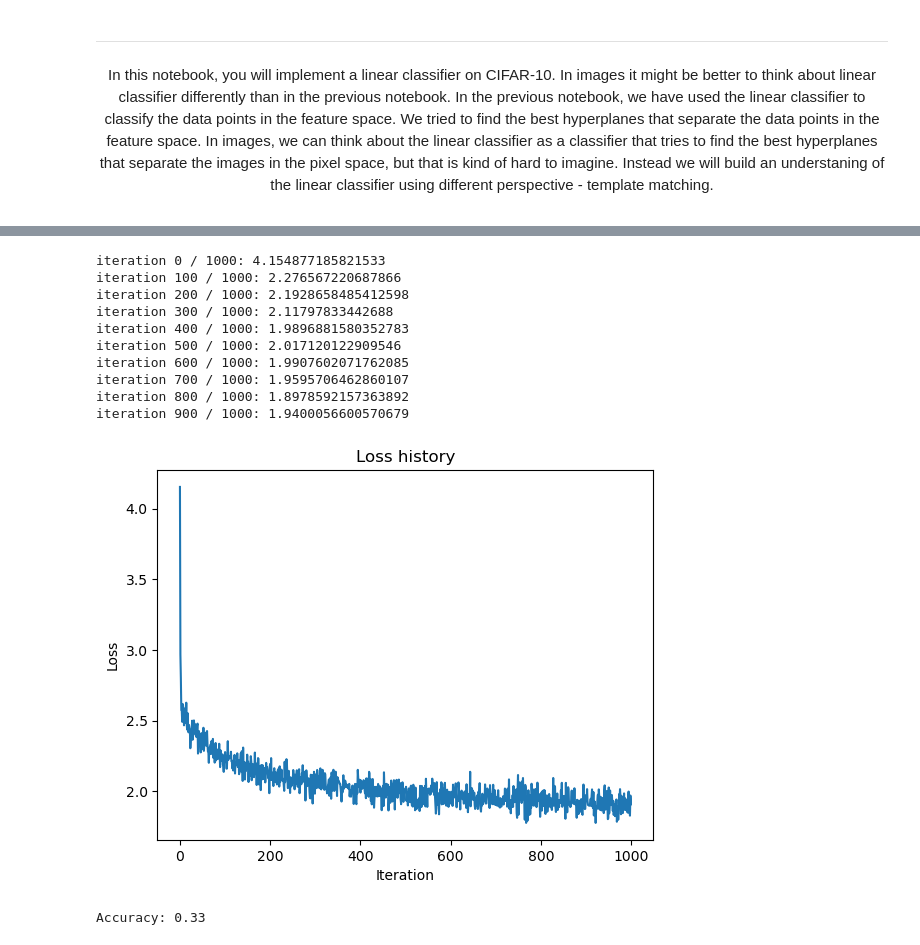
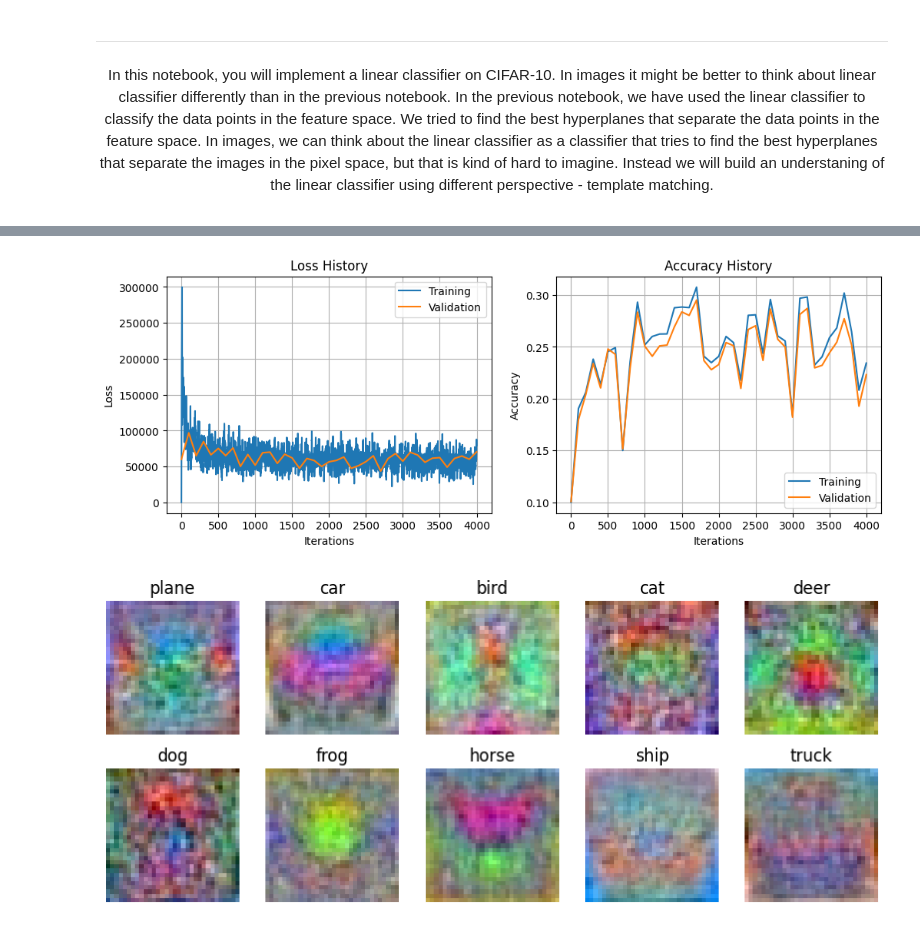
Before and after one commit to urob-ctu/classification, a Jupyter notebook: linear_part_2.ipynb, the cells around one changed output, grey strips where cells are left out. Drawn from its saved outputs; the diff is of its cells as text; code cells hidden in the pictures.

```diff
--- a/linear_part_2.ipynb
+++ b/linear_part_2.ipynb
@@ -75,40 +60,19 @@ Number of samples in testing set: 10000, which is 16.67% of the dataset
 # %%
-from sklearn.metrics import accuracy_score
+from utils import plot_training, plot_weights_as_templates
 from assignments_solution import LinearClassifier
 
 # Create a linear classifier instance
-linear_classifier = LinearClassifier(num_features=num_features,
+linear_classifier_1 = LinearClassifier(num_features=num_features,
                                      num_classes=num_classes,
-                                     weight_scale=0.01,
-                                     learning_rate=1e-7,
-                                     num_iters=1000,
-                                     batch_size=200,
-                                     verbose=True)
+                                     learning_rate=1e-2,
+                                     num_iters=4000,
+                                     batch_size=400)
+# Train the classifier
+loss_history, acc_history = linear_classifier_1.train(X_train, y_train, X_val, y_val)
 
-# Train the classifier
-loss_history = linear_classifier.train(X_train, y_train)
-
-
-# plot the loss history
-plt.plot(loss_history)
-plt.xlabel('Iteration')
-plt.ylabel('Loss')
-plt.title('Loss history')
-plt.show()
-
-# predict labels for the training set
-y_pred = linear_classifier.predict(X_test)
-print(f'Accuracy: {accuracy_score(y_test, y_pred):.2f}')
+# Visualize the training process
+plot_training(loss_history, acc_history)
+plot_weights_as_templates(linear_classifier_1.params['W'], classes)
 # %% [output]
-iteration 0 / 1000: 4.154877185821533
-iteration 100 / 1000: 2.276567220687866
-iteration 200 / 1000: 2.1928658485412598
-iteration 300 / 1000: 2.11797833442688
-iteration 400 / 1000: 1.9896881580352783
-iteration 500 / 1000: 2.017120122909546
-iteration 600 / 1000: 1.9907602071762085
-iteration 700 / 1000: 1.9595706462860107
-iteration 800 / 1000: 1.8978592157363892
-iteration 900 / 1000: 1.9400056600570679
-[figure, old version]
+[figure, new version]
-Accuracy: 0.33
+[figure, added]
```
Also changed, not shown: parts of 11 cells of this notebook, 33 other files.
